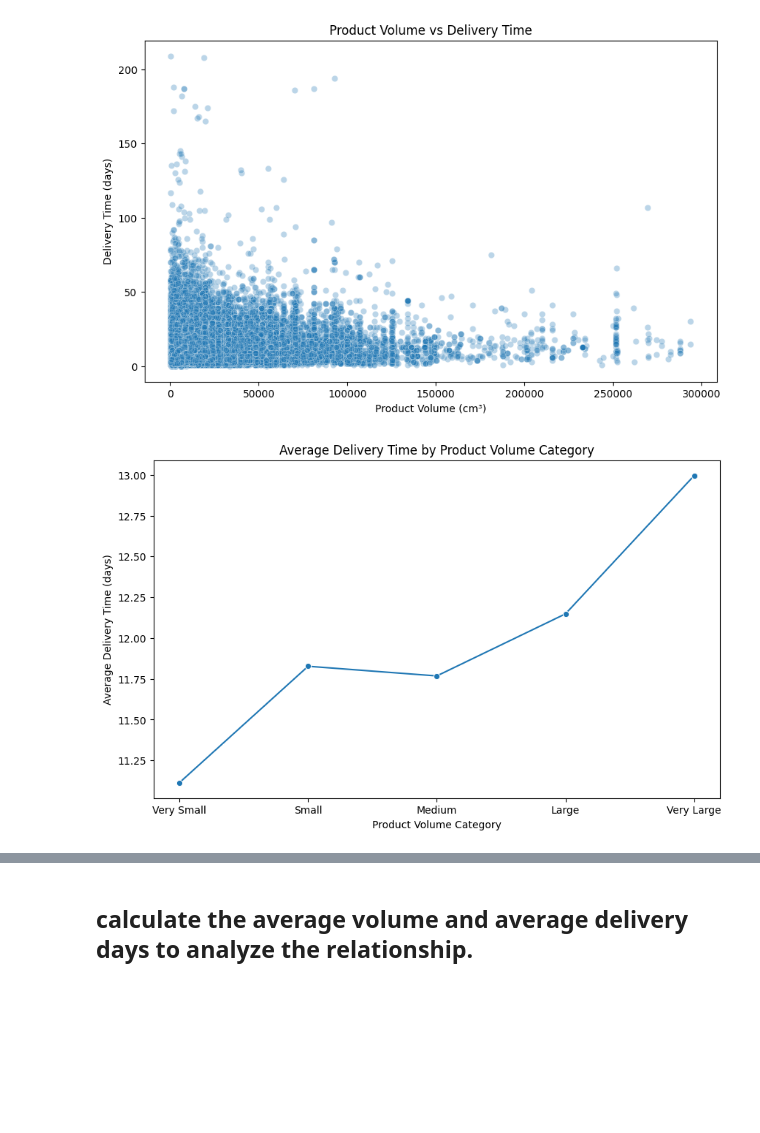
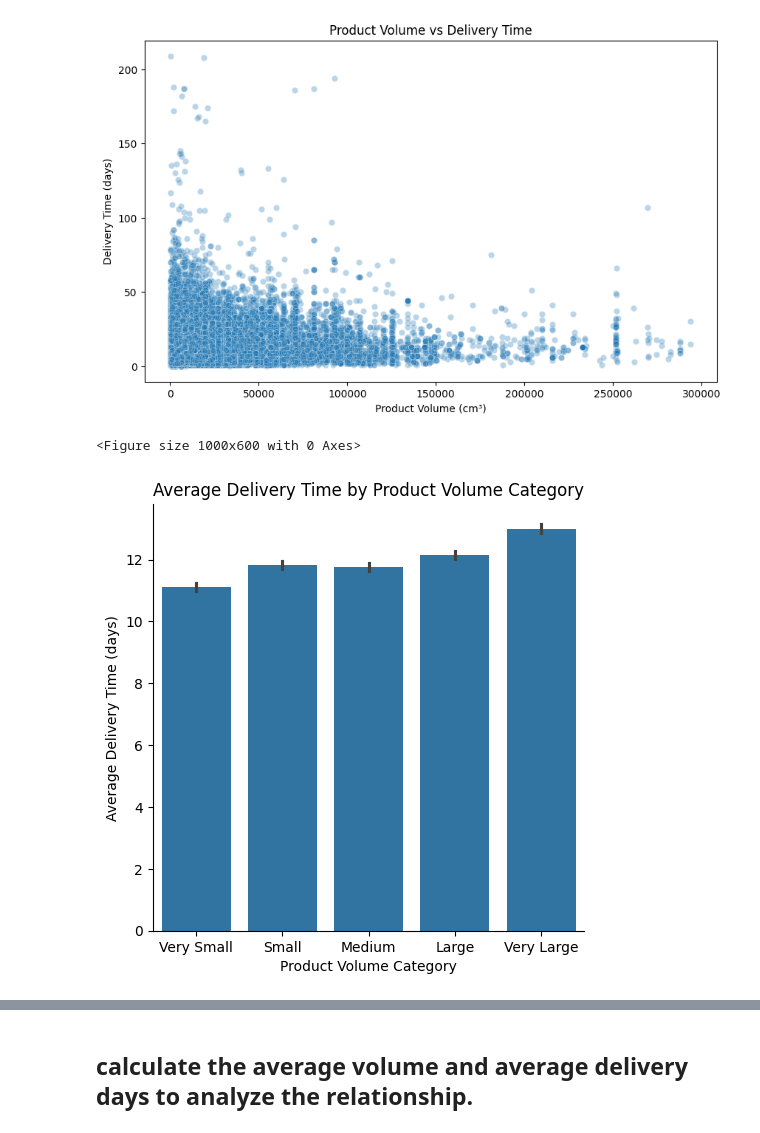
Before and after one commit to Ou-Hai/first_project, a Jupyter notebook: notebooks/data_orders_helena.ipynb, the cells around one changed output, grey strips where cells are left out. Saved outputs shown, nothing was run; the diff lists cells and outputs as text; code cells hidden in the pictures; blank space fills up the shorter version.

```diff
--- a/notebooks/data_orders_helena.ipynb
+++ b/notebooks/data_orders_helena.ipynb
@@ -578,14 +438,15 @@ df['volume_bin'] = pd.qcut(df['product_volume_cm3'], q=5, labels=['Very Small','
 # %%
 grouped = df.groupby('volume_bin')['delivery_time_days'].mean().reset_index()
 
 plt.figure(figsize=(10,6))
-sns.lineplot(data=grouped, x='volume_bin', y='delivery_time_days', marker='o')
+sns.catplot(data=df, x='volume_bin', y='delivery_time_days', kind = "bar")
 plt.title("Average Delivery Time by Product Volume Category")
 plt.xlabel("Product Volume Category")
 plt.ylabel("Average Delivery Time (days)")
 plt.show()
 # %% [output]
+<Figure size 1000x600 with 0 Axes>
-[figure, old version]
+[figure, new version]
 # %%
 grouped = df.groupby('volume_bin')['delivery_time_days'].mean().reset_index()
 
```
Also changed, not shown: parts of 18 cells of this notebook, 2 other files.
